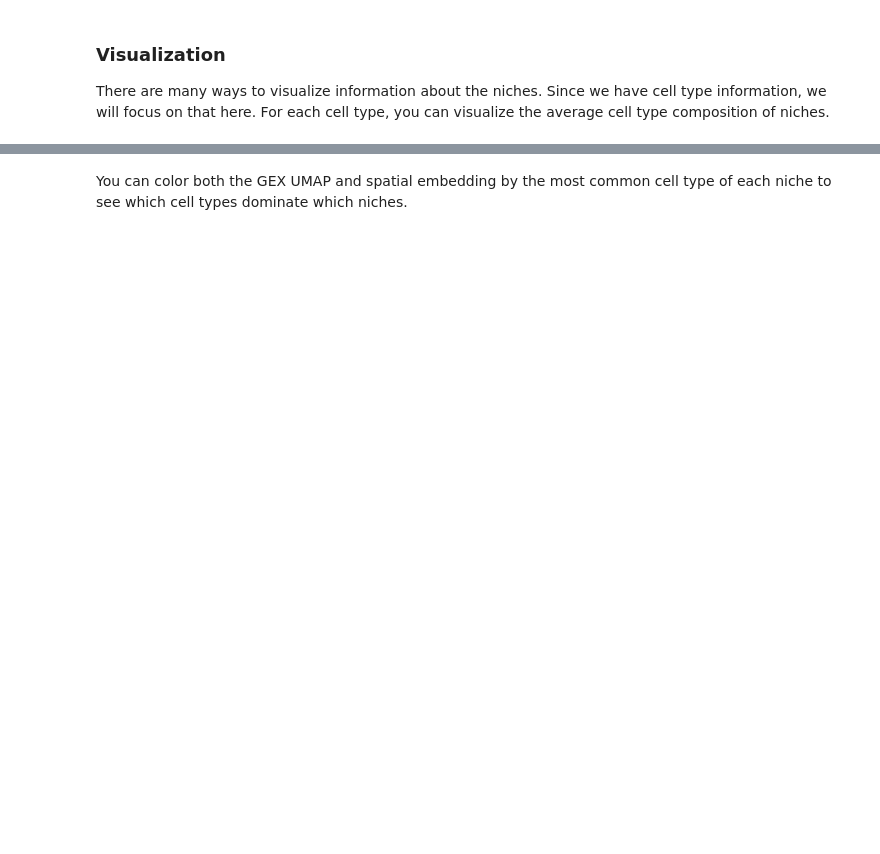
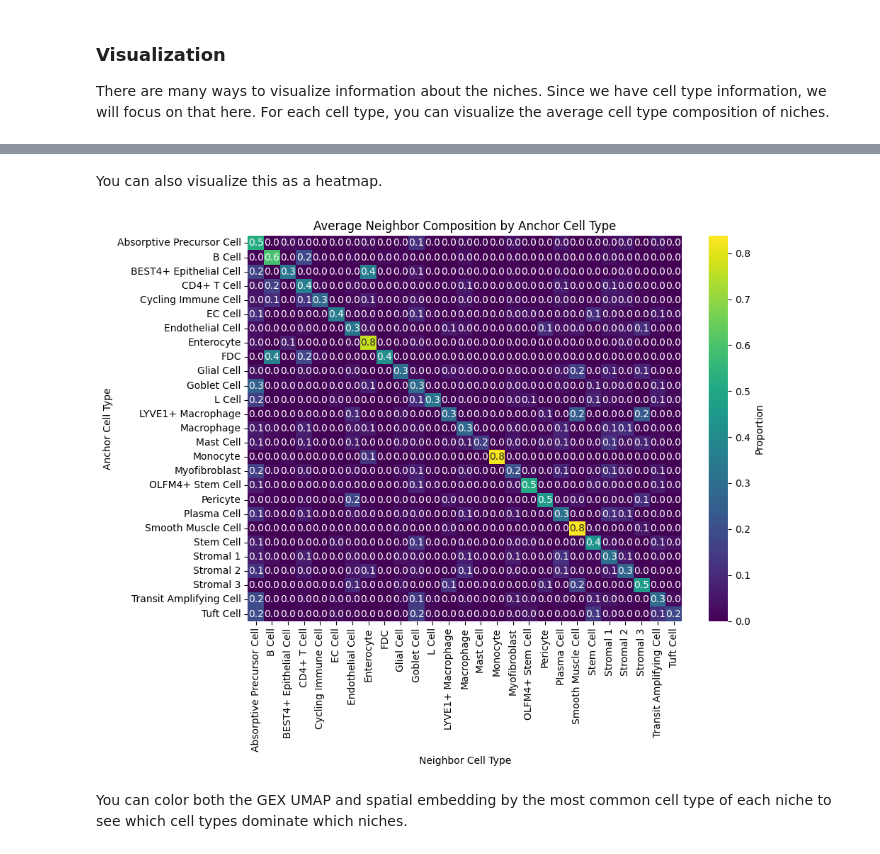
Before and after one commit to joadams1/spatial_celltypist, a Jupyter notebook: notebooks/Basic Analysis of Xenium Data.ipynb, the cells around one changed output, grey strips where cells are left out. Saved outputs shown, nothing was run; the diff lists cells and outputs as text; code cells hidden in the pictures; blank space fills up the shorter version.

```diff
--- a/notebooks/Basic Analysis of Xenium Data.ipynb
+++ b/notebooks/Basic Analysis of Xenium Data.ipynb
@@ -172,0 +176,16 @@ It is helpful to know some information about cells in each niche, such as cell t
+# %%
+def neighbor_cell_type_counts(adata, knn_indices, cell_type_column='celltypist_label_cluster'):
+    # Convert cell types to categorical for consistent column ordering
+    cell_types = adata.obs[cell_type_column].astype('category')
+    cell_type_categories = cell_types.cat.categories
+
+    # Prepare an empty DataFrame for counts
+    counts_df = pd.DataFrame(0, index=adata.obs.index, columns=cell_type_categories, dtype=int)
+
+    # Wrap the loop in tqdm for progress tracking
+    for i, neighbors in tqdm(list(enumerate(knn_indices)), total=len(knn_indices), desc="Counting cell types"):
+        neighbor_cell_types = cell_types.iloc[neighbors]
+        cell_type_counts = neighbor_cell_types.value_counts()
+        counts_df.iloc[i, counts_df.columns.get_indexer(cell_type_counts.index)] = cell_type_counts.values
+
+    return counts_df
@@ -176,2 +228,14 @@ There are many ways to visualize information about the niches. Since we have cel
+# %% [markdown]
+You can also visualize this as a heatmap.
+# %%
+plt.figure(figsize=(10, 8))
+sns.heatmap(avg_niche_composition, cmap='viridis', annot=True, fmt=".1f", cbar_kws={'label': 'Proportion'})
+plt.title('Average Neighbor Composition by Anchor Cell Type')
+plt.xlabel('Neighbor Cell Type')
+plt.ylabel('Anchor Cell Type')
+plt.tight_layout()
+plt.show()
+# %% [output]
+[figure, added]
 # %% [markdown]
  You can color both the GEX UMAP and spatial embedding by the most common cell type of each niche to see which cell types dominate which niches.
```
Also changed, not shown: parts of 17 cells of this notebook.
